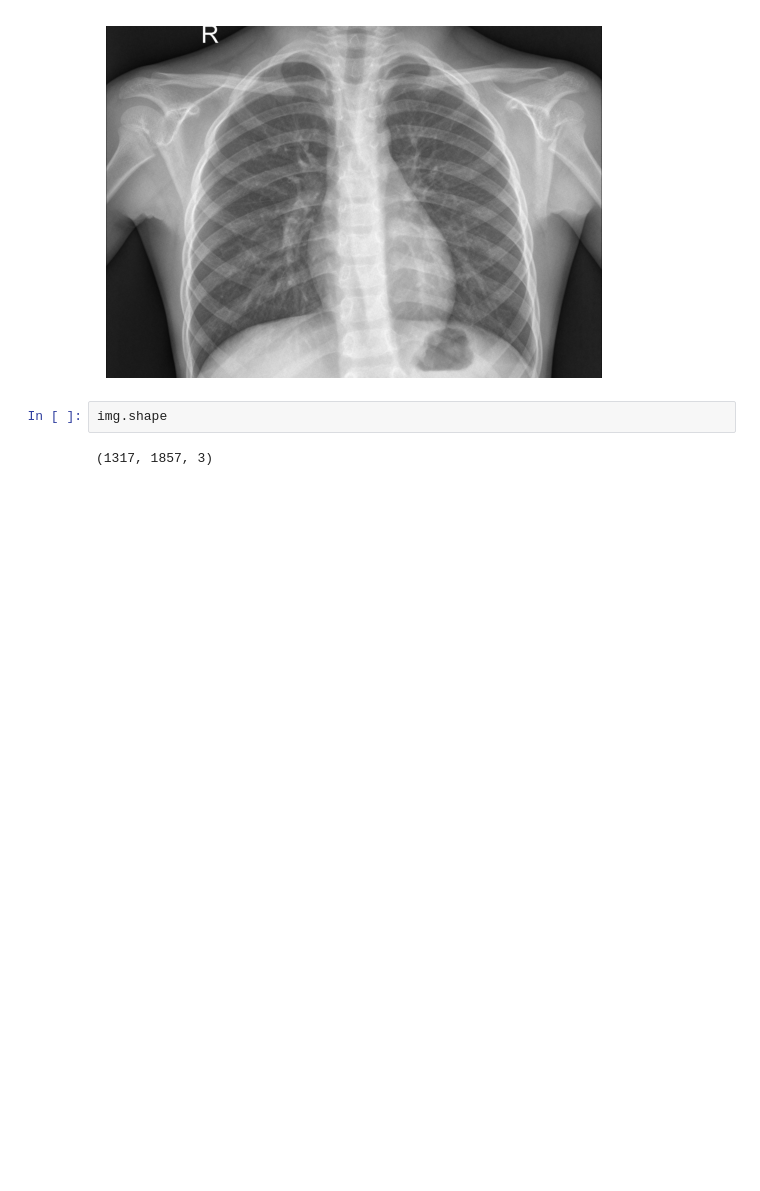
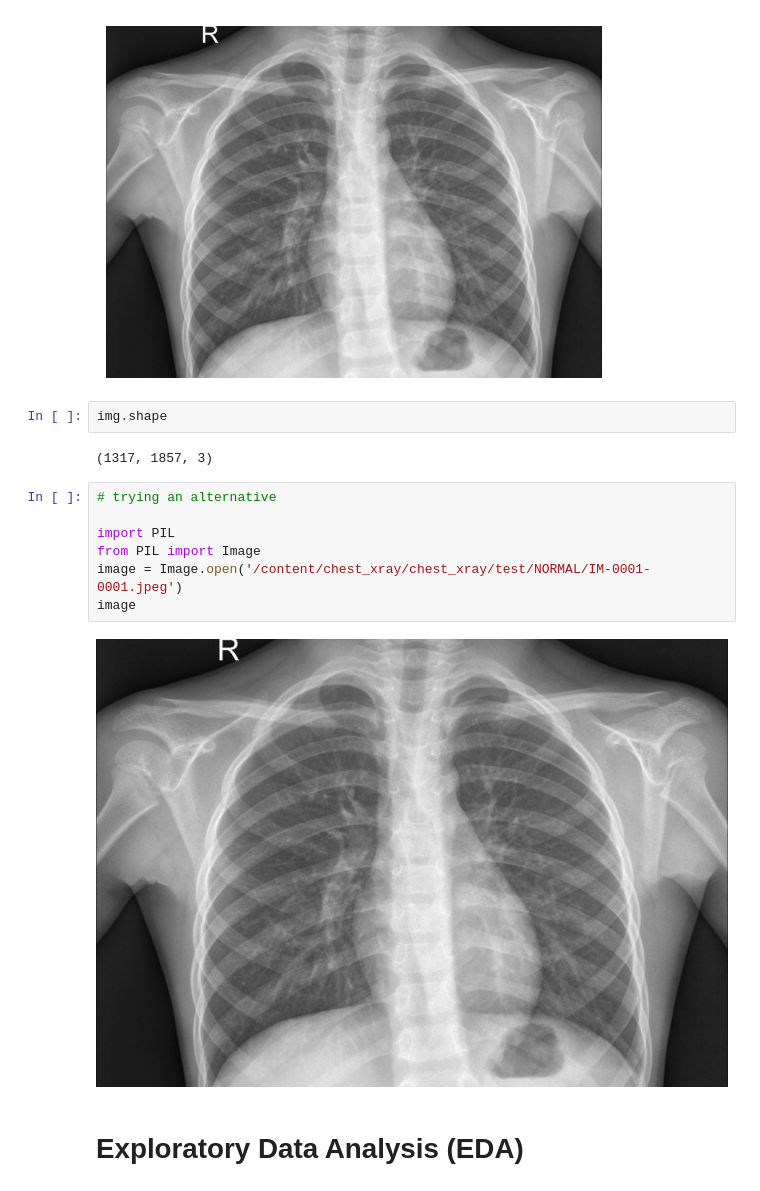
Before and after one commit to Neelu2647/Mini-project, a Jupyter notebook: Chest_X_Ray_Images_(Pneumonia).ipynb, the cells around one changed output. Saved outputs shown, nothing was run; the diff lists cells and outputs as text; blank space fills up the shorter version.

```diff
--- a/Chest_X_Ray_Images_(Pneumonia).ipynb
+++ b/Chest_X_Ray_Images_(Pneumonia).ipynb
@@ -48,3 +48,14 @@ plt.show()
 img.shape
 # %% [output]
 (1317, 1857, 3)
+# %%
+# trying an alternative
+
+import PIL
+from PIL import Image
+image = Image.open('/content/chest_xray/chest_xray/test/NORMAL/IM-0001-0001.jpeg')
+image
+# %% [output]
+[figure, added]
+# %% [markdown]
+# Exploratory Data Analysis (EDA)
```
Also changed, not shown: parts of 9 cells of this notebook.
